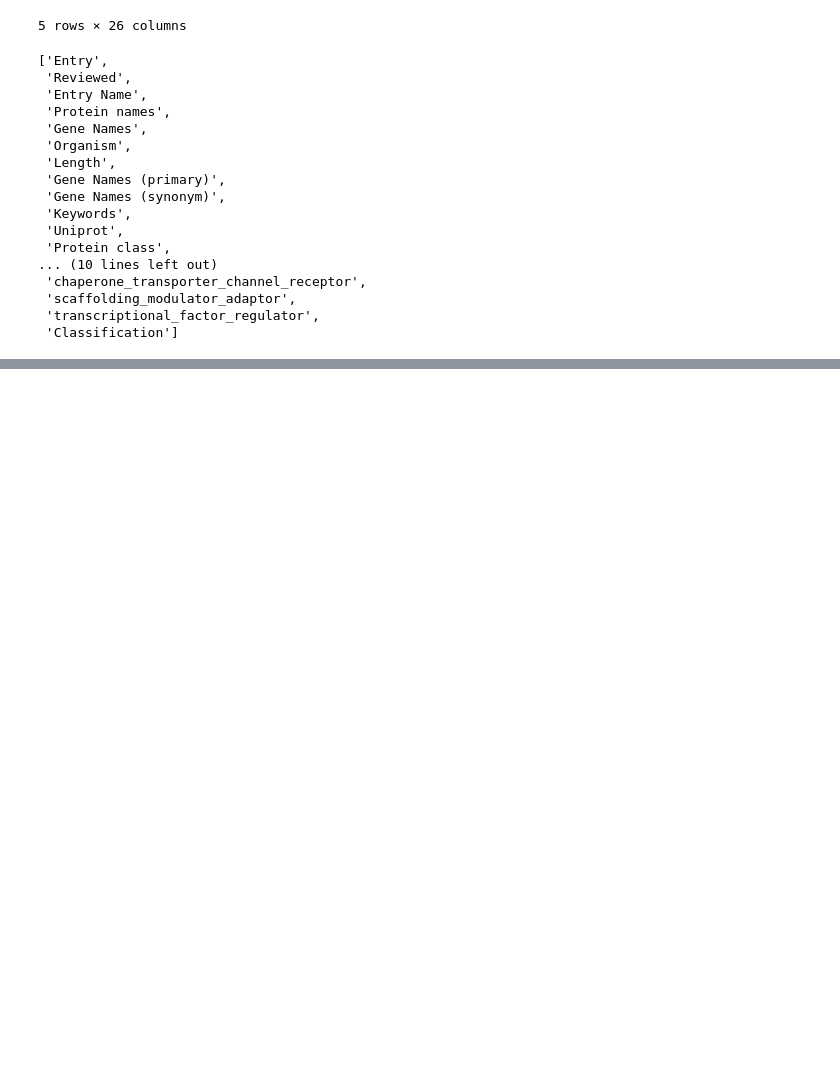
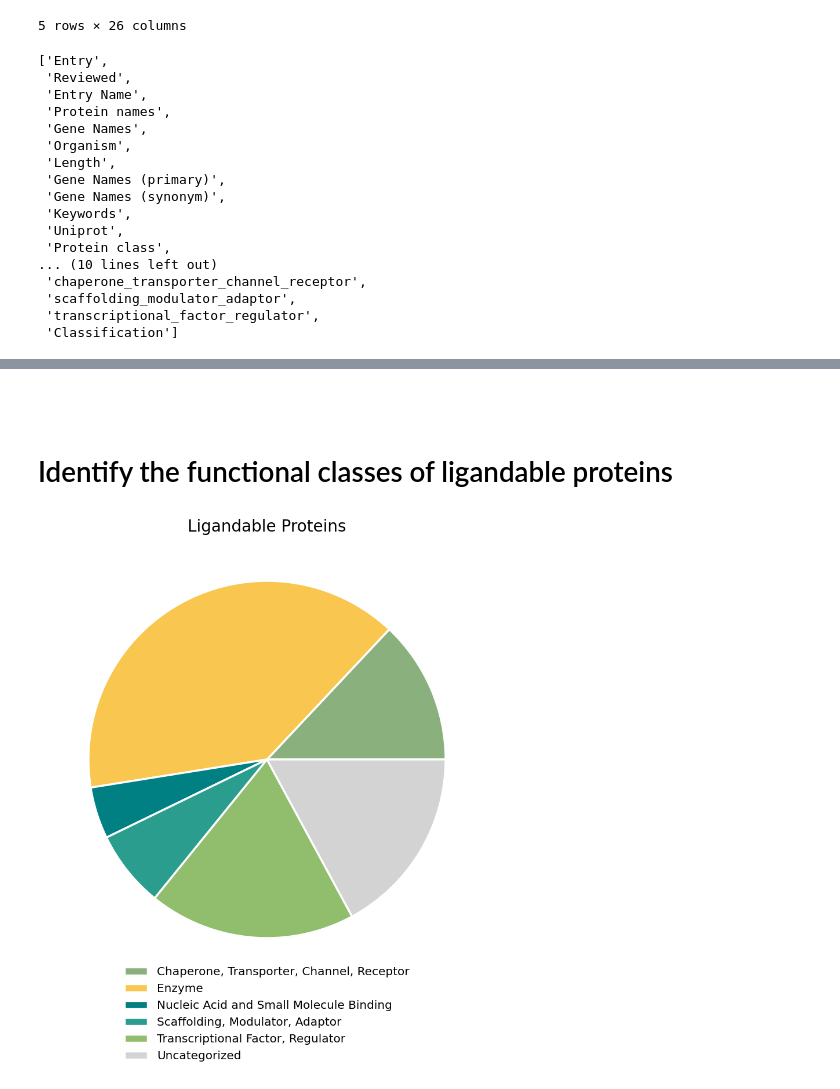
Before and after one commit to lmboat/protein_function_annotations, a Jupyter notebook: protein_function_classifications/protein_function_classification.ipynb, the cells around one changed output, grey strips where cells are left out. Cells and saved outputs as stored; diff of their text form; code cells hidden in the pictures; blank space fills up the shorter version.

```diff
--- a/protein_function_classifications/protein_function_classification.ipynb
+++ b/protein_function_classifications/protein_function_classification.ipynb
@@ -454,0 +512,3 @@ tmp.to_csv(date + '_uniprot_annotated.csv', index = False)
+# %%
+df_merged = df.merge(tmp, left_on='protein', right_on='Entry', how='left')
+df_merged.shape, df.shape
@@ -454,0 +527,47 @@ tmp.to_csv(date + '_uniprot_annotated.csv', index = False)
+# %% [markdown]
+#
+# %% [markdown]
+# Identify the functional classes of ligandable proteins
+# %%
+def get_function_pie_chart(df, name, title, colors_dict):
+
+    # get values for each class
+    labels = sorted(list(df['Classification'].value_counts().index))
+    data = list(df['Classification'].value_counts().sort_index())
+
+    #create pie chart
+    fig = plt.figure(figsize =(10, 8))
+
+    colors = [colors_dict[label] for label in labels]
+
+    plt.pie(data, colors=colors, wedgeprops = { 'linewidth' : 2.5, 'edgecolor' : 'white' }, labels = labels, labeldistance = None)
+
+    plt.tight_layout()
+    plt.title(title, size = 20)
+
+    plt.legend(loc = "lower center", fontsize='x-large', frameon = False, bbox_to_anchor=(0.5, -0.2))
+
+    plt.savefig(name + '.png', dpi = 300, bbox_inches = "tight")
+    plt.show()
+# %%
+# set name of output file, figure title, list of colors for each group
+output_filename = 'function_comparison'
+title = 'Ligandable Proteins'
+palette = {
+           "Enzyme":"#f9c74f",
+           "Chaperone, Transporter, Channel, Receptor":"#8ab17d",
+           "Transcriptional Factor, Regulator": "#90be6d",
+           "Scaffolding, Modulator, Adaptor":"#2a9d8f",
+           "Nucleic Acid and Small Molecule Binding": "#008083",
+           "Uncategorized": "lightgrey"
+}
+# %%
+# create pie chart for unique protein ids across the 6 functions
+# options: experimental results with functional classes, name of output file,
+# title of figure, list of colors for each group
+get_function_pie_chart(df_merged,
+                       output_filename,
+                       title,
+                       palette)
+# %% [output]
+[figure, added]
```
Also changed, not shown: parts of 13 cells of this notebook, 6 other files.
